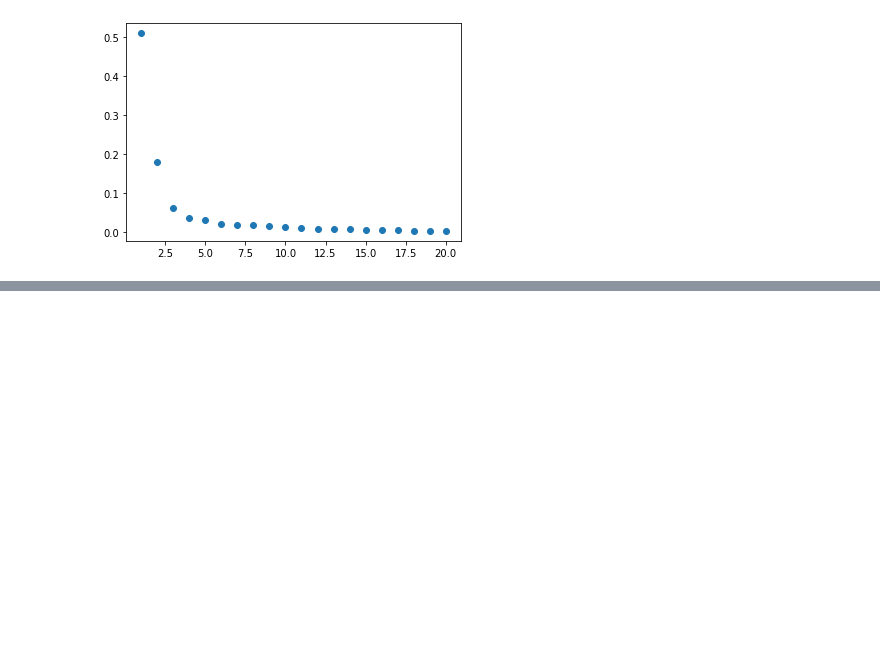
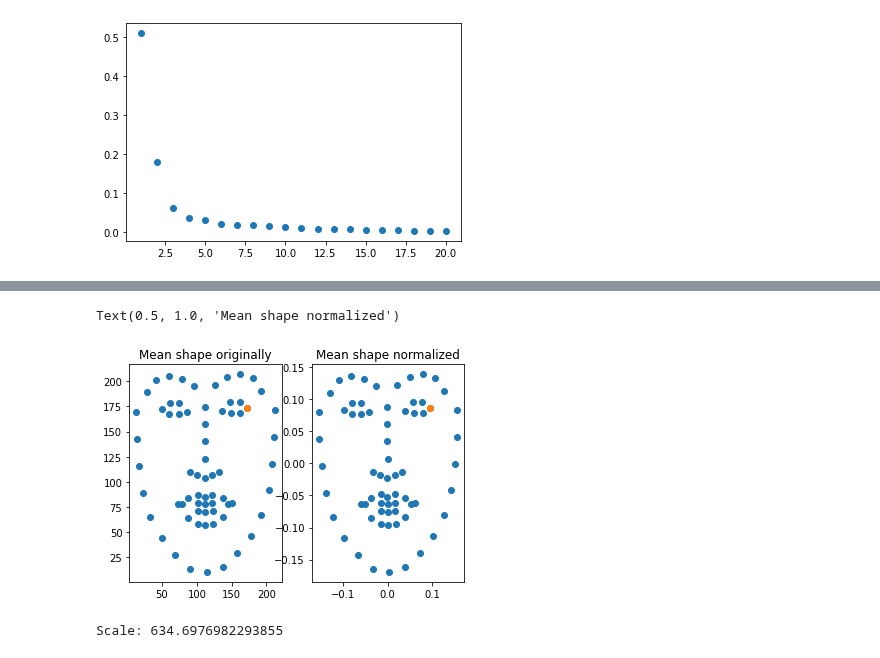
Before and after one commit to Pengchengzhi/Face-Alignment-DRF, a Jupyter notebook: Procruses_Analysis.ipynb, the cells around one changed output, grey strips where cells are left out. Drawn from its saved outputs; the diff is of its cells as text; code cells hidden in the pictures; blank space fills up the shorter version.

Commit message:
Find procruses scaler

```diff
--- a/Procruses_Analysis.ipynb
+++ b/Procruses_Analysis.ipynb
@@ -174,0 +166,34 @@ np.save("helen_train.npy",X_new)
+# %%
+i=45 # oclur 45,36
+
+x = mean_shape_original[::2]
+y = mean_shape_original[1::2]
+plt.subplot(121)
+plt.scatter(x,y)
+x0 = mean_shape_original[i*2]
+y0 = mean_shape_original[i*2+1]
+plt.scatter(x0,y0)
+plt.title('Mean shape originally')
+
+x = mean_shape[::2]
+y = mean_shape[1::2]
+plt.subplot(122)
+plt.scatter(x,y)
+x0 = mean_shape[i*2]
+y0 = mean_shape[i*2+1]
+plt.scatter(x0,y0)
+plt.title('Mean shape normalized')
+# %% [output]
+Text(0.5, 1.0, 'Mean shape normalized')
+[figure, added]
+# %%
+ratio = 0
+for i in range(68):
+  x1 = mean_shape_original[i*2]-112
+  y1 = mean_shape_original[i*2+1]-112
+  x2 = mean_shape[i*2]
+  y2 = mean_shape[i*2+1]
+  ratio += np.sqrt(x1**2+y1**2)/np.sqrt(x2**2+y2**2)
+print("Scale:",ratio/68)
+# %% [output]
+Scale: 634.6976982293855
```
Also changed, not shown: parts of 11 cells of this notebook.
